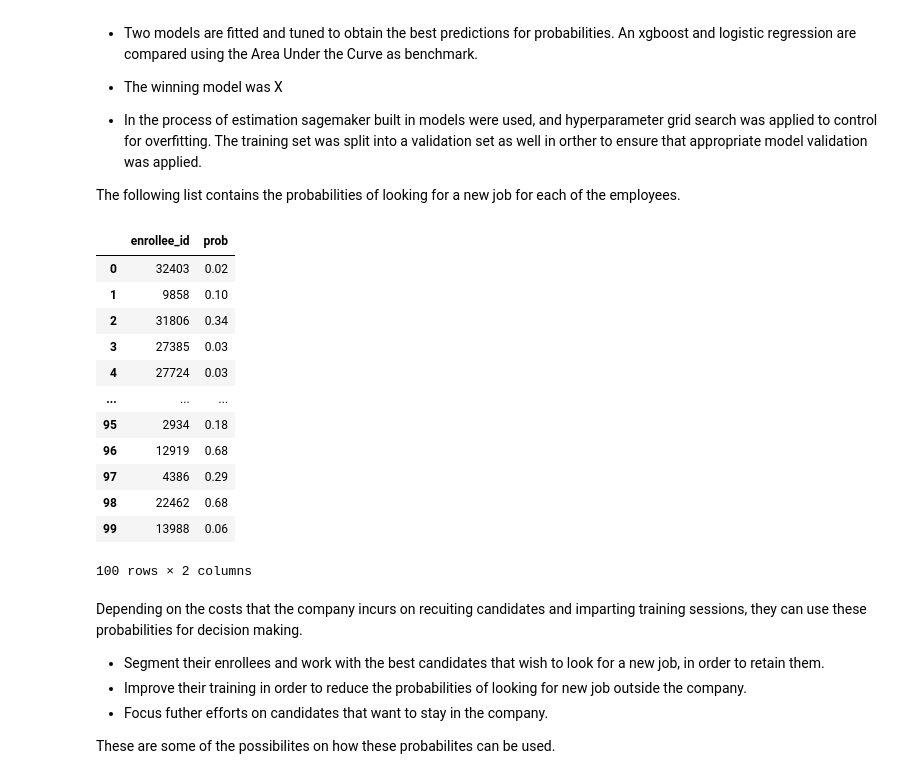
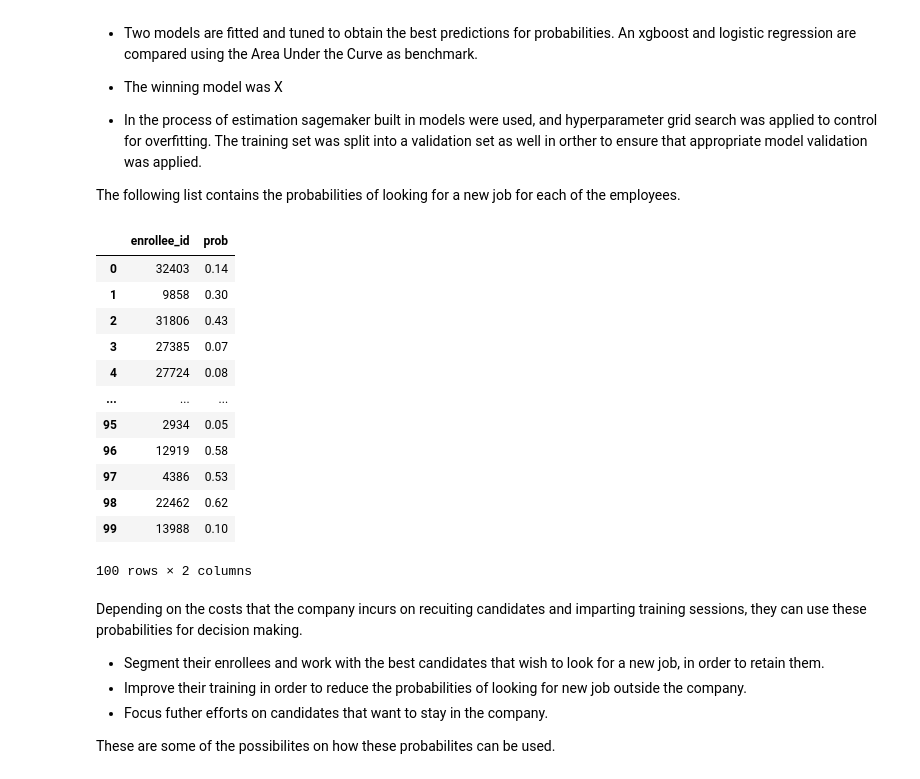
Before and after one commit to Druizm128/predicting_job_change, a Jupyter notebook: project.ipynb, the cells around one changed output. Saved outputs shown, nothing was run; the diff lists cells and outputs as text; code cells hidden in the pictures.

```diff
--- a/project.ipynb
+++ b/project.ipynb
@@ -661,5 +691,6 @@ In this section we compare the results of the xgboost and logistic model probabi
 # %% [markdown]
 ### Distribution of probabilities.
 # %%
-y_test_pred = pd.read_csv(os.path.join(dir_sagemaker_predictions, 'xgboost/test.csv.out'), header = None ).values.reshape(1,-1)[0]
+y_test_pred_xgboost_accuracy = pd.read_csv(os.path.join(dir_sagemaker_predictions, 'xgboost_acurracy/test.csv.out'), header = None ).values.reshape(1,-1)[0]
+y_test_pred_xgboost_auc = pd.read_csv(os.path.join(dir_sagemaker_predictions, 'xgboost_auc/test.csv.out'), header = None ).values.reshape(1,-1)[0]
 y_test_true = np.load('data/raw/jobchange_test_target_values.npy')
@@ -706,20 +775,20 @@ fpr, tpr, thresholds = metrics.roc_curve(y_test_true, y_test_pred)
 
 The following list contains the probabilities of looking for a new job for each of the employees.
 # %%
-pd.concat([cleaned_test[['enrollee_id']], pd.DataFrame({'prob':y_test_pred}).round(2)], axis = 1).head(100)
+pd.concat([cleaned_test[['enrollee_id']], pd.DataFrame({'prob':y_test_pred_xgboost_auc}).round(2)], axis = 1).head(100)
 # %% [output]
 |  | enrollee_id | prob |
-| 0 | 32403 | 0.02 |
-| 1 | 9858 | 0.10 |
-| 2 | 31806 | 0.34 |
-| 3 | 27385 | 0.03 |
-| 4 | 27724 | 0.03 |
+| 0 | 32403 | 0.14 |
+| 1 | 9858 | 0.30 |
+| 2 | 31806 | 0.43 |
+| 3 | 27385 | 0.07 |
+| 4 | 27724 | 0.08 |
 | ... | ... | ... |
-| 95 | 2934 | 0.18 |
-| 96 | 12919 | 0.68 |
-| 97 | 4386 | 0.29 |
-| 98 | 22462 | 0.68 |
-| 99 | 13988 | 0.06 |
+| 95 | 2934 | 0.05 |
+| 96 | 12919 | 0.58 |
+| 97 | 4386 | 0.53 |
+| 98 | 22462 | 0.62 |
+| 99 | 13988 | 0.10 |
 100 rows × 2 columns
 # %% [markdown]
 Depending on the costs that the company incurs on recuiting candidates and imparting training sessions, they can use these probabilities for decision making.
```
Also changed, not shown: parts of 48 cells of this notebook.
